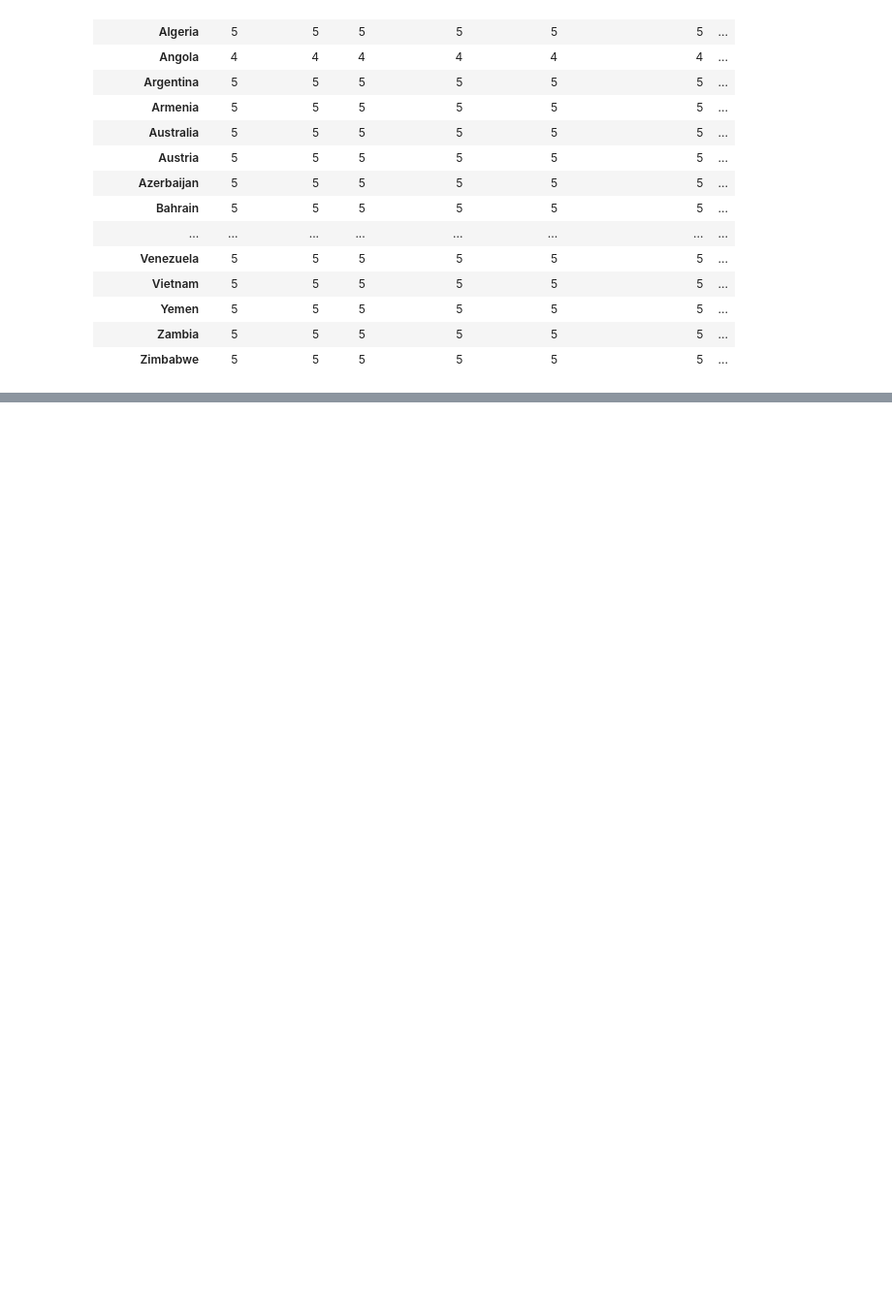
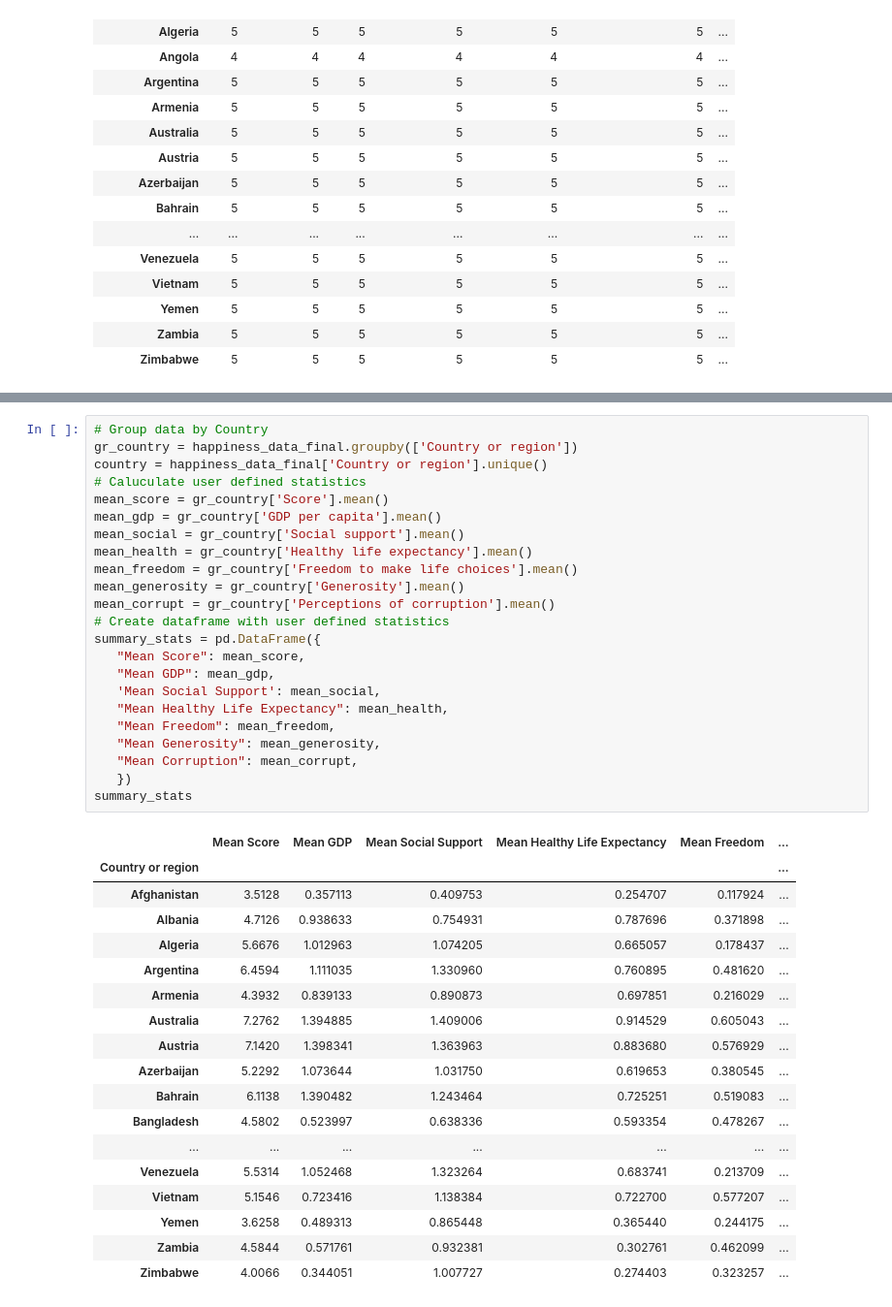
Before and after one commit to Bmyers5817/Project-1, a Jupyter notebook: World_Happiness.ipynb, the cells around one changed output, grey strips where cells are left out. Shown at 97% size. Saved outputs shown, nothing was run; the diff lists cells and outputs as text; blank space fills up the shorter version.

Commit message:
Summary Table

```diff
--- a/World_Happiness.ipynb
+++ b/World_Happiness.ipynb
@@ -180,3 +180,45 @@ happiness_data_final
 | 396 | 2017 | 107 | Cameroon | 4.695 | 0.564305 | 0.946018 | ... |
 | 397 | 2017 | 108 | Iran | 4.692 | 1.156873 | 0.711551 | ... |
 | 398 | 2017 | 109 | Albania | 4.644 | 0.996193 | 0.803685 | ... |
+# %%
+# Group data by Country
+gr_country = happiness_data_final.groupby(['Country or region'])
+country = happiness_data_final['Country or region'].unique()
+# Caluculate user defined statistics
+mean_score = gr_country['Score'].mean()
+mean_gdp = gr_country['GDP per capita'].mean()
+mean_social = gr_country['Social support'].mean()
+mean_health = gr_country['Healthy life expectancy'].mean()
+mean_freedom = gr_country['Freedom to make life choices'].mean()
+mean_generosity = gr_country['Generosity'].mean()
+mean_corrupt = gr_country['Perceptions of corruption'].mean()
+# Create dataframe with user defined statistics
+summary_stats = pd.DataFrame({
+   "Mean Score": mean_score,
+   "Mean GDP": mean_gdp,
+   'Mean Social Support': mean_social,
+   "Mean Healthy Life Expectancy": mean_health,
+   "Mean Freedom": mean_freedom,
+   "Mean Generosity": mean_generosity,
+   "Mean Corruption": mean_corrupt,
+   })
+summary_stats
+# %% [output]
+|  | Mean Score | Mean GDP | Mean Social Support | Mean Healthy Life Expectancy | Mean Freedom | ... |
+| Country or region |  |  |  |  |  | ... |
+| Afghanistan | 3.5128 | 0.357113 | 0.409753 | 0.254707 | 0.117924 | ... |
+| Albania | 4.7126 | 0.938633 | 0.754931 | 0.787696 | 0.371898 | ... |
+| Algeria | 5.6676 | 1.012963 | 1.074205 | 0.665057 | 0.178437 | ... |
+| Argentina | 6.4594 | 1.111035 | 1.330960 | 0.760895 | 0.481620 | ... |
+| Armenia | 4.3932 | 0.839133 | 0.890873 | 0.697851 | 0.216029 | ... |
+| Australia | 7.2762 | 1.394885 | 1.409006 | 0.914529 | 0.605043 | ... |
+| Austria | 7.1420 | 1.398341 | 1.363963 | 0.883680 | 0.576929 | ... |
+| Azerbaijan | 5.2292 | 1.073644 | 1.031750 | 0.619653 | 0.380545 | ... |
+| Bahrain | 6.1138 | 1.390482 | 1.243464 | 0.725251 | 0.519083 | ... |
+| Bangladesh | 4.5802 | 0.523997 | 0.638336 | 0.593354 | 0.478267 | ... |
+| ... | ... | ... | ... | ... | ... | ... |
+| Venezuela | 5.5314 | 1.052468 | 1.323264 | 0.683741 | 0.213709 | ... |
+| Vietnam | 5.1546 | 0.723416 | 1.138384 | 0.722700 | 0.577207 | ... |
+| Yemen | 3.6258 | 0.489313 | 0.865448 | 0.365440 | 0.244175 | ... |
+| Zambia | 4.5844 | 0.571761 | 0.932381 | 0.302761 | 0.462099 | ... |
+| Zimbabwe | 4.0066 | 0.344051 | 1.007727 | 0.274403 | 0.323257 | ... |
```
Also changed, not shown: parts of 2 cells of this notebook.
